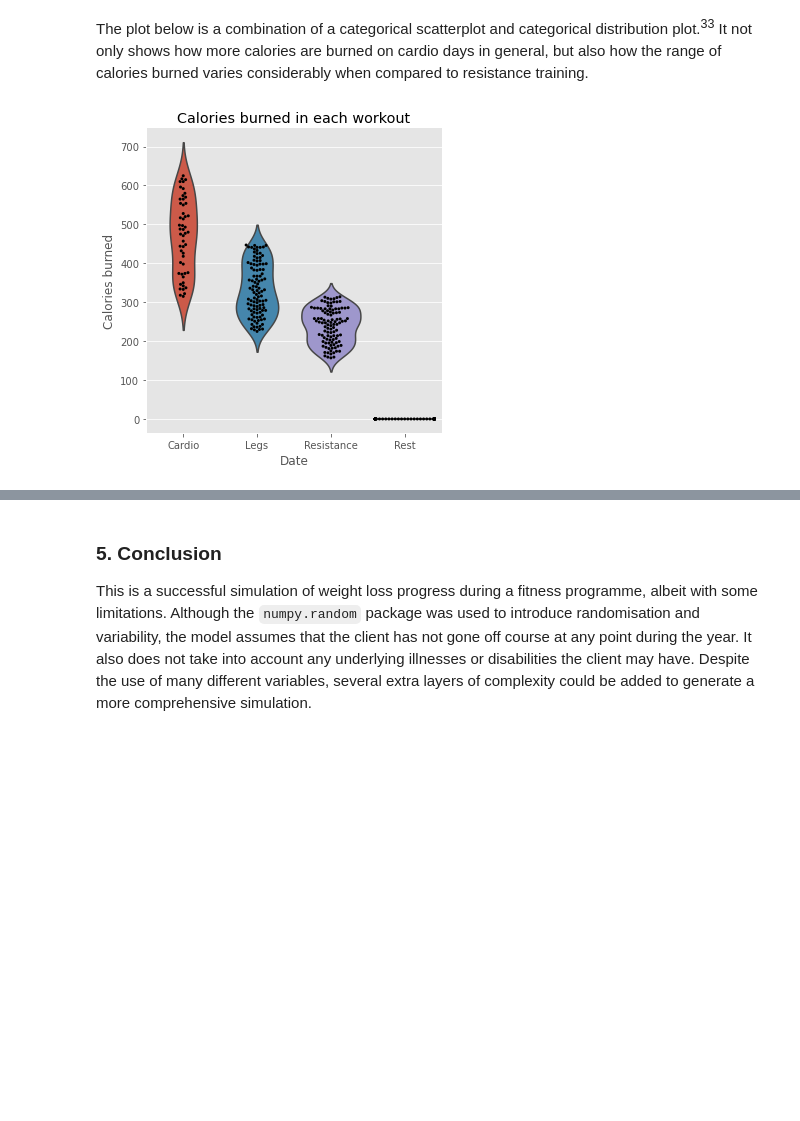
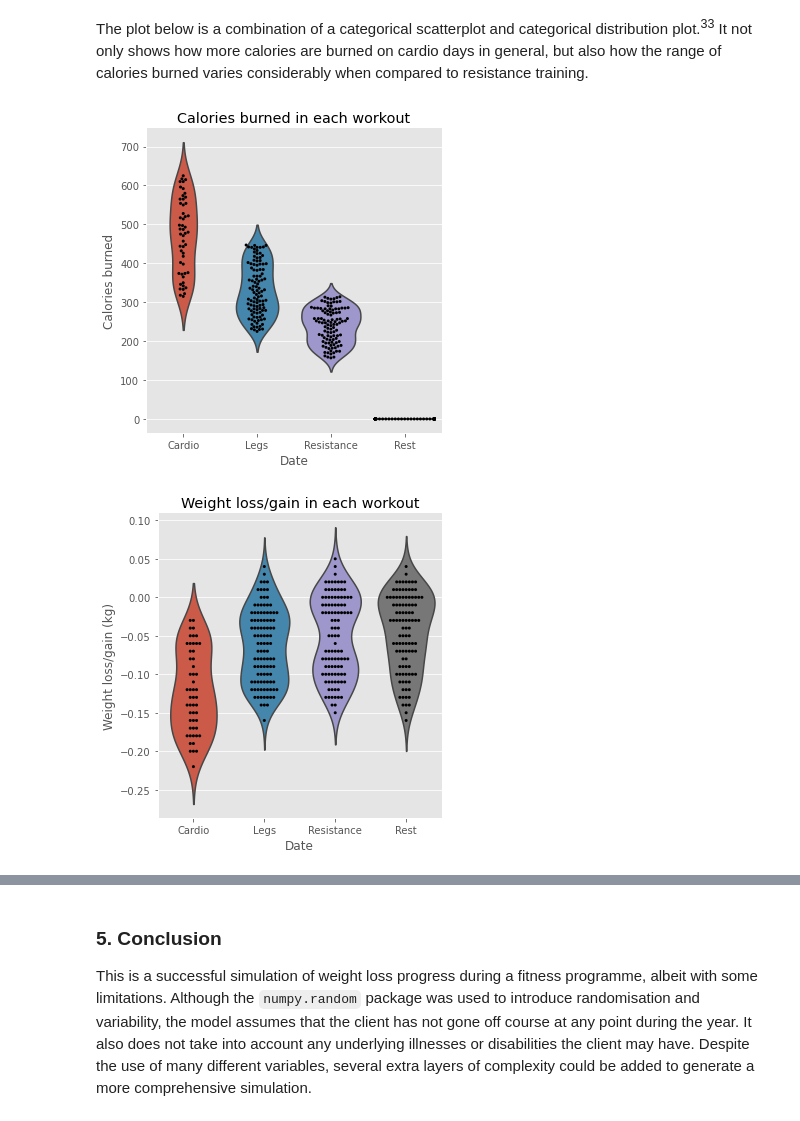
Before and after one commit to GaryLocke91/52465_programming_project, a Jupyter notebook: 52465_programming_project.ipynb, the cells around one changed output, grey strips where cells are left out. Drawn from its saved outputs; the diff is of its cells as text; code cells hidden in the pictures; blank space fills up the shorter version.

```diff
--- a/52465_programming_project.ipynb
+++ b/52465_programming_project.ipynb
@@ -762,10 +759,19 @@ The plot below is a combination of a categorical scatterplot and categorical dis
 # %%
 # Create a categorical scatterplot of the Burned column
 sns.catplot(x ="Workout", y ="Burned", kind="violin", inner=None, data=df)
 # Create a categorical distribution plot of the Burned column
 sns.swarmplot(x ="Workout", y ="Burned", color="k", size=3, data=df)
 # Add plot title and axes labels
 plt.xlabel("Date"), plt.ylabel("Calories burned"), plt.title("Calories burned in each workout")
 plt.show()
+
+# Create a categorical scatterplot of the Burned column
+sns.catplot(x ="Workout", y ="Loss", kind="violin", inner=None, data=df)
+# Create a categorical distribution plot of the Burned column
+sns.swarmplot(x ="Workout", y ="Loss", color="k", size=3, data=df)
+# Add plot title and axes labels
+plt.xlabel("Date"), plt.ylabel("Weight loss/gain (kg)"), plt.title("Weight loss/gain in each workout")
+plt.show()
 # %% [output]
 [figure]
+[figure, added]
```
Also changed, not shown: parts of 9 cells of this notebook.
